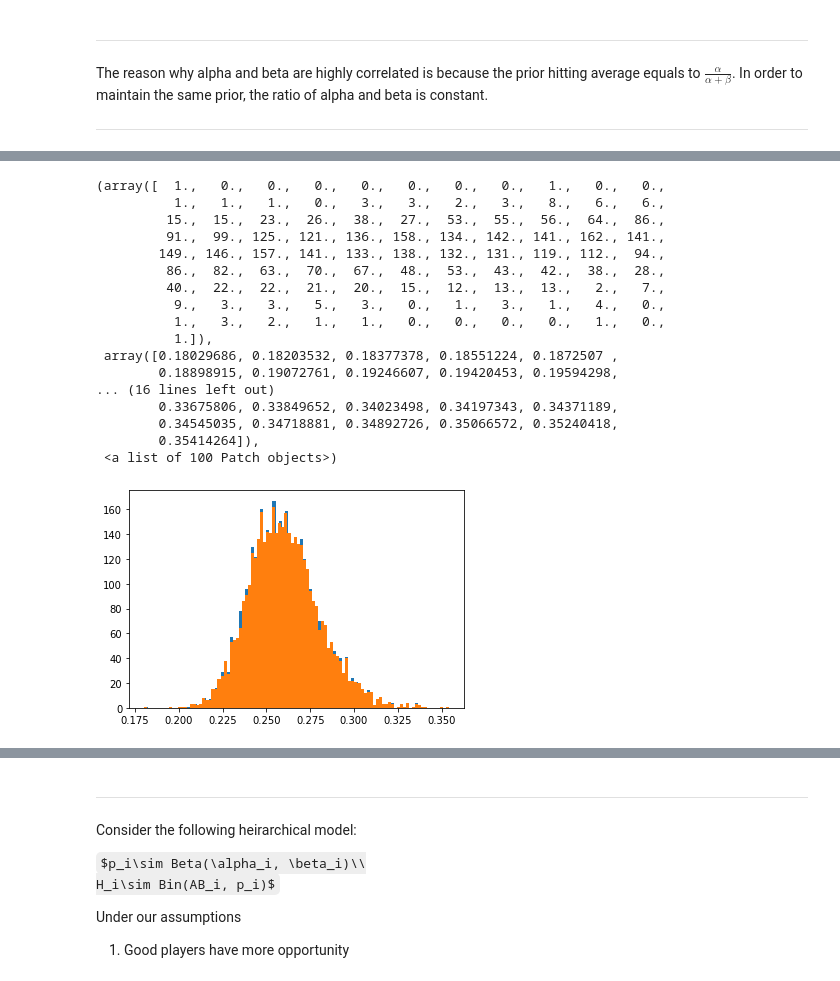
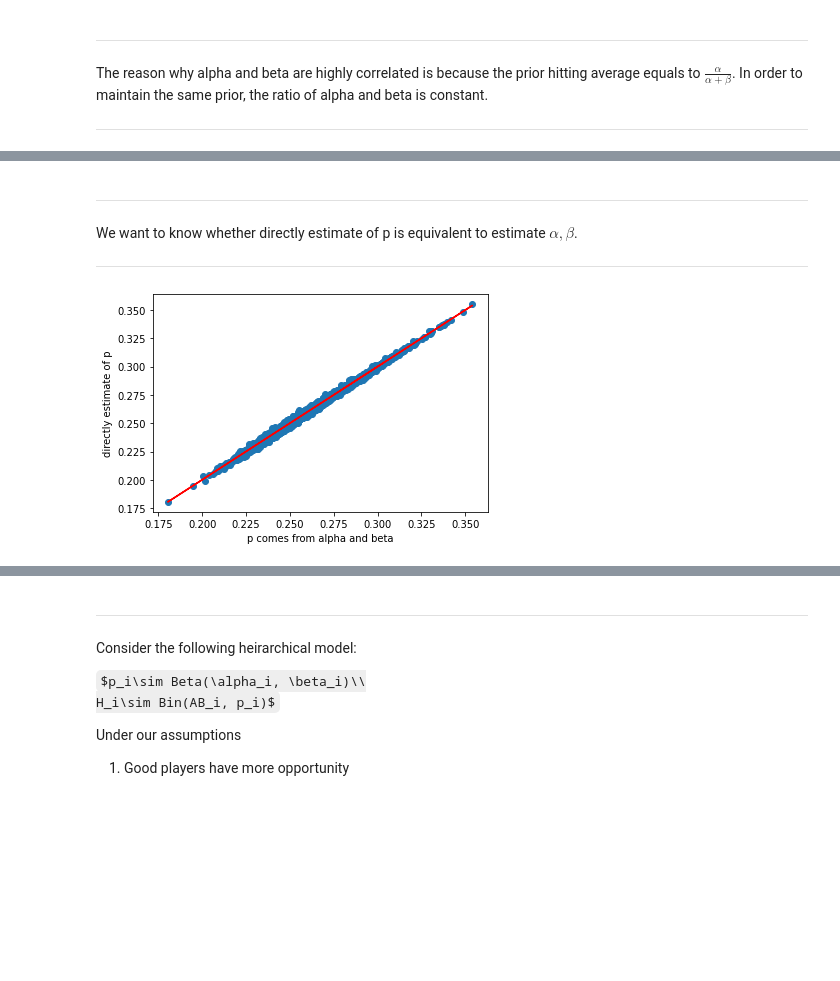
Before and after one commit to WellFan/bayesian_with_baseball, a Jupyter notebook: baseball.ipynb, the cells around one changed output, grey strips where cells are left out. Cells and saved outputs as stored; diff of their text form; code cells hidden in the pictures; some formulas as TeX source; blank space fills up the shorter version.

```diff
--- a/baseball.ipynb
+++ b/baseball.ipynb
@@ -449,28 +460,21 @@ df_new.head()
 5 rows × 4254 columns
+# %% [markdown]
+---
+
+We want to know whether directly estimate of p is equivalent
+to estimate $\alpha, \beta$.
+
+---
 # %%
 avg_stan_new = np.array(pd.melt(pd.DataFrame(df_new.iloc[:,9:].mean()), id_vars=None)['value'])
 avg_stan = np.array((career_name2['H']+df.alpha.mean())/(career_name2['AB']+df.alpha.mean()+df.beta.mean()))
-plt.hist(avg_stan, bins=100)
-plt.hist(avg_stan_new, bins=100)
+plt.scatter(avg_stan, avg_stan_new)
+plt.xlabel('p comes from alpha and beta')
+plt.ylabel('directly estimate of p')
+plt.plot(avg_stan, avg_stan, color='red')
+plt.show()
 # %% [output]
-(array([  1.,   0.,   0.,   0.,   0.,   0.,   0.,   0.,   1.,   0.,   0.,
-          1.,   1.,   1.,   0.,   3.,   3.,   2.,   3.,   8.,   6.,   6.,
-         15.,  15.,  23.,  26.,  38.,  27.,  53.,  55.,  56.,  64.,  86.,
-         91.,  99., 125., 121., 136., 158., 134., 142., 141., 162., 141.,
-        149., 146., 157., 141., 133., 138., 132., 131., 119., 112.,  94.,
-         86.,  82.,  63.,  70.,  67.,  48.,  53.,  43.,  42.,  38.,  28.,
-         40.,  22.,  22.,  21.,  20.,  15.,  12.,  13.,  13.,   2.,   7.,
-          9.,   3.,   3.,   5.,   3.,   0.,   1.,   3.,   1.,   4.,   0.,
-          1.,   3.,   2.,   1.,   1.,   0.,   0.,   0.,   0.,   1.,   0.,
-          1.]),
- array([0.18029686, 0.18203532, 0.18377378, 0.18551224, 0.1872507 ,
-        0.18898915, 0.19072761, 0.19246607, 0.19420453, 0.19594298,
-... (16 lines left out)
-        0.33675806, 0.33849652, 0.34023498, 0.34197343, 0.34371189,
-        0.34545035, 0.34718881, 0.34892726, 0.35066572, 0.35240418,
-        0.35414264]),
- <a list of 100 Patch objects>)
-[figure, old version]
+[figure, new version]
 # %%
 max(abs(avg_stan-avg_stan_new))
 # %% [output]
```
Also changed, not shown: parts of 16 cells of this notebook.
